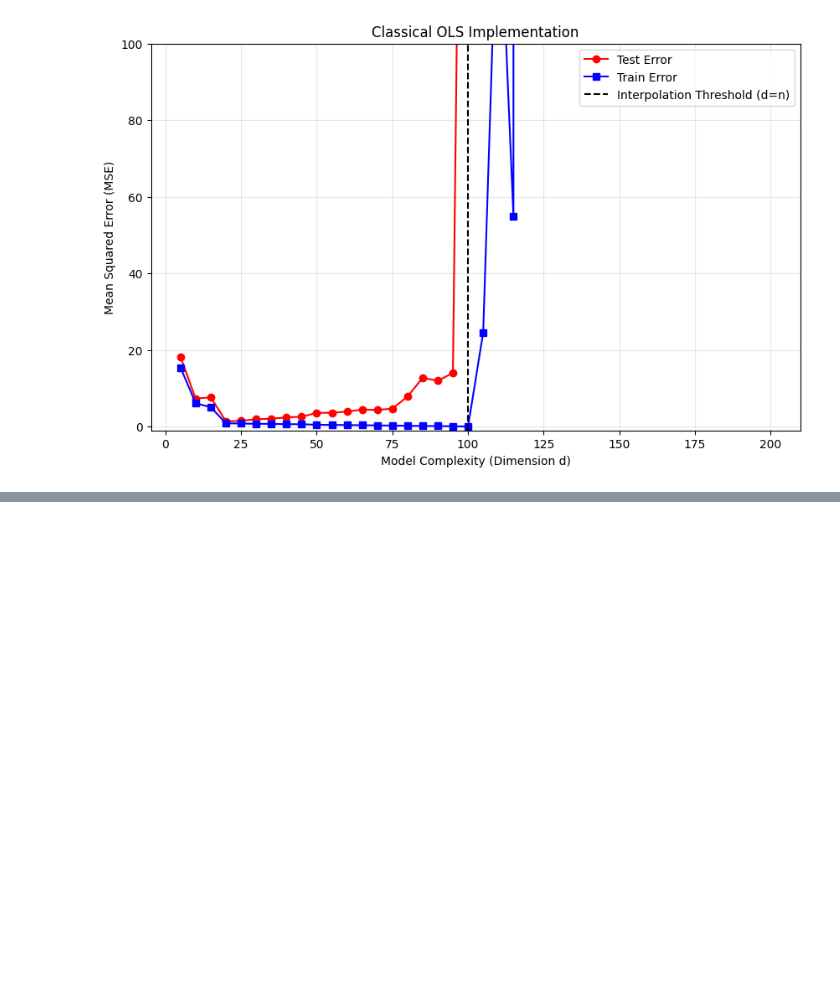
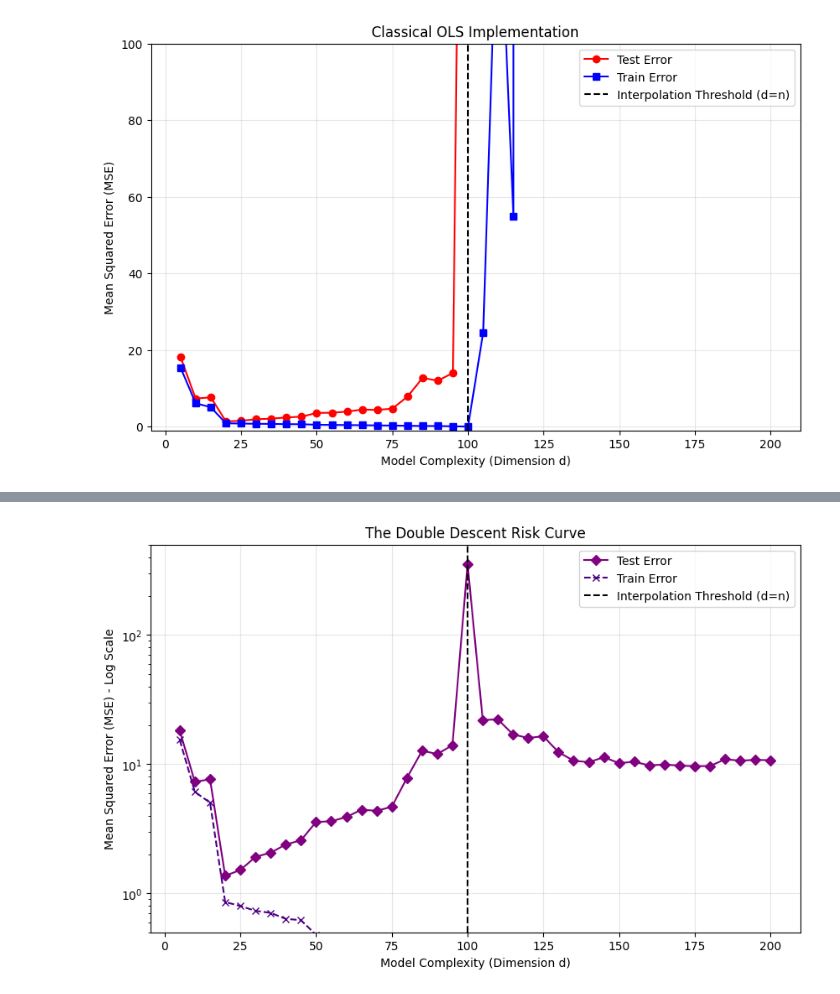
Before and after one commit to comitanigiacomo/double-descent-analysis, a Jupyter notebook: notebooks/double_descent_analysis.ipynb, the cells around one changed output, grey strips where cells are left out. Cells and saved outputs as stored; diff of their text form; code cells hidden in the pictures; blank space fills up the shorter version.

Commit message:
add(code): implement double descent and graphs to visualize results

```diff
--- a/notebooks/double_descent_analysis.ipynb
+++ b/notebooks/double_descent_analysis.ipynb
@@ -140,0 +141,51 @@ plt.show()
+# %%
+def fit_double_descent_scratch(X, y):
+    n, d = X.shape
+
+    if d <= n:
+        return np.linalg.inv(X.T @ X) @ X.T @ y
+    else:
+        return X.T @ np.linalg.inv(X @ X.T) @ y
+
+train_errors = []
+test_errors = []
+dd_train_errors = []
+dd_test_errors = []
+
+ols_norms = []
+dd_norms = []
+
+for d in d_values:
+    X_tr = X_tr_full[:, :d]
+    X_te = X_te_full[:, :d]
+
+    w_hat = fit_ols_classical(X_tr, y_tr)
+    train_errors.append(compute_mse(y_tr, X_tr @ w_hat))
+    test_errors.append(compute_mse(y_te, X_te @ w_hat))
+    ols_norms.append(np.linalg.norm(w_hat))
+
+    w_hat_dd = fit_double_descent_scratch(X_tr, y_tr)
+    dd_train_errors.append(compute_mse(y_tr, X_tr @ w_hat_dd))
+    dd_test_errors.append(compute_mse(y_te, X_te @ w_hat_dd))
+    dd_norms.append(np.linalg.norm(w_hat_dd))
+
+
+plt.figure(figsize=(10, 6))
+plt.yscale('log')
+
+plt.plot(d_values, dd_test_errors, label='Test Error', color='purple', marker='D')
+plt.plot(d_values, dd_train_errors, label='Train Error', color='indigo', marker='x', linestyle='--')
+
+plt.axvline(x=n, color='black', linestyle='--', label='Interpolation Threshold (d=n)')
+
+plt.ylim(0.5, 500)
+
+plt.xlabel('Model Complexity (Dimension d)')
+plt.ylabel('Mean Squared Error (MSE) - Log Scale')
+plt.title('The Double Descent Risk Curve')
+plt.legend()
+
+plt.grid(True, alpha=0.3)
+plt.show()
+# %% [output]
+[figure, added]
```
Also changed, not shown: parts of 3 cells of this notebook.
